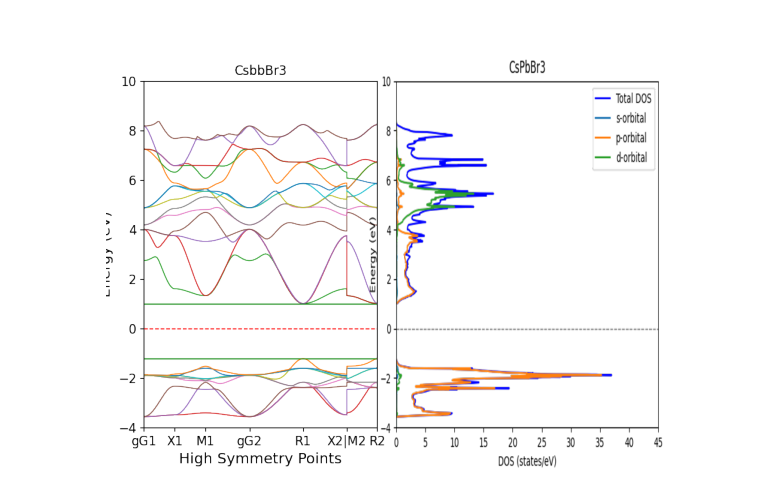
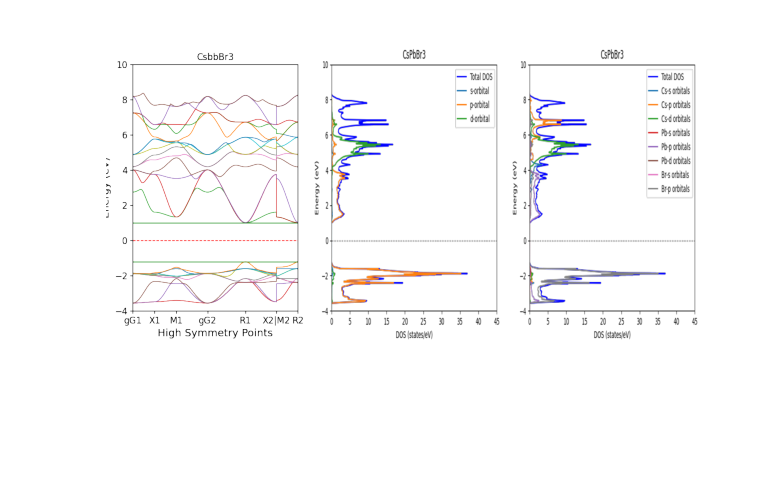
Before and after one commit to Walser52/JHaRoo, a Jupyter notebook: scripts/plotting/01_DOSandBands.ipynb, the cells around one changed output. Drawn from its saved outputs; the diff is of its cells as text; code cells hidden in the pictures; blank space fills up the shorter version.

```diff
--- a/scripts/plotting/01_DOSandBands.ipynb
+++ b/scripts/plotting/01_DOSandBands.ipynb
@@ -5,43 +5,42 @@ import matplotlib.pyplot as plt
 from PIL import Image
 
 # Load your images
-img1 = Image.open('/home/fes33/Documents/GIK - R&D/Personal - Papers and Reports/--Libraries/abinit/Abinitio-Codes/plots/DFT_bands/CsbbBr3.png')
-img2 = Image.open('/home/fes33/Documents/GIK - R&D/Personal - Papers and Reports/--Libraries/abinit/Abinitio-Codes/plots/DFT_PDOS/CsPbBr3.png')
-img3 = Image.open('/home/fes33/Documents/GIK - R&D/Personal - Papers and Reports/--Libraries/abinit/Abinitio-Codes/plots/DFT_DOS/CsPBBr3.png')
+
+m1 = '/home/fes33/Documents/GIK - R&D/Personal - Papers and Reports/--Libraries/abinit/Abinitio-Codes/plots/DFT_bands/CsbbBr3.png'
+m2 = '/home/fes33/Documents/GIK - R&D/Personal - Papers and Reports/--Libraries/abinit/Abinitio-Codes/plots/DFT_PDOS/CsPbBr3.png'
+# m3 = '/home/fes33/Documents/GIK - R&D/Personal - Papers and Reports/--Libraries/abinit/Abinitio-Codes/plots/DFT_DOS/CsPBBr3.png'
+m3 = '/home/fes33/Documents/GIK - R&D/Personal - Papers and Reports/--Libraries/abinit/Abinitio-Codes/plots/DFT_PDOS_atom_orb/CsPbBr3.png'
+
+img1 = Image.open(m1)
+img2 = Image.open(m2)
+img3 = Image.open(m3)
 # %%
-import matplotlib.pyplot as plt
-from PIL import Image
-
-# Load your images
-# img1 = Image.open('image1.png')
-# img2 = Image.open('image2.png')
-# img3 = Image.open('image3.png')
 
 # Set the new sizes (width, height)
-new_size_img2 = (600, 800)  # Keep original width, set height to 300
-new_size_img3 = (400, 800)  # Keep original width, set height to 300
+new_size_img2 = (400, 600)  # Keep original width, set height to 300
+new_size_img3 = (400, 600)  # Keep original width, set height to 300
 
 # Resize images 2 and 3 to new dimensions
 img2_resized = img2.resize(new_size_img2)
 img3_resized = img3.resize(new_size_img3)
 
 # Create a figure with a single row
-fig, axes = plt.subplots(1, 2)  # Adjust figsize as needed
+fig, axes = plt.subplots(1, 3)  # Adjust figsize as needed
 
 # Display images
 axes[0].imshow(img1)
 axes[0].axis('off')  # Hide axis
 
 axes[1].imshow(img2_resized)
 axes[1].axis('off')
 
-# axes[2].imshow(img3_resized)
-# axes[2].axis('off')
+axes[2].imshow(img3_resized)
+axes[2].axis('off')
 plt.subplots_adjust(wspace=-0.6)  # Adjust this value to change the horizontal spacing
 
 # Adjust layout
 plt.tight_layout()
 plt.savefig('/home/fes33/Documents/GIK - R&D/Personal - Papers and Reports/--Libraries/abinit/Abinitio-Codes/plots/Grids/CsPbBr3.png', format = 'png')
 plt.show()
 # %% [output]
-[figure, old version]
+[figure, new version]
```
Also changed, not shown: 1 other file.
